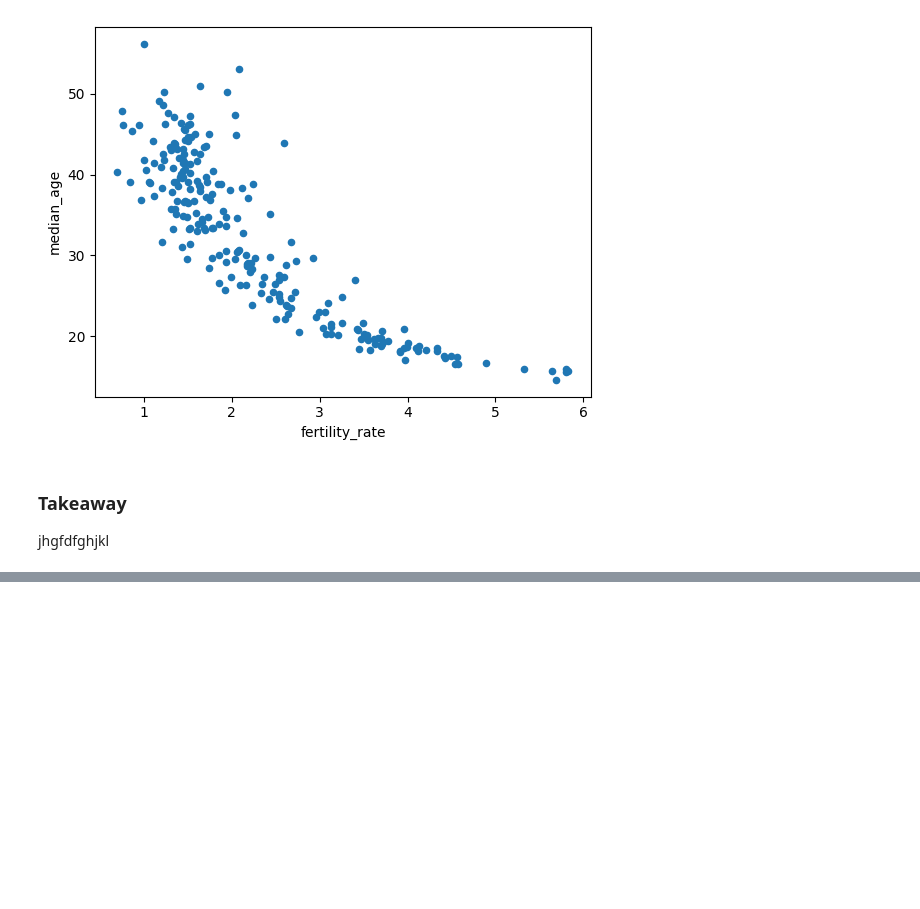
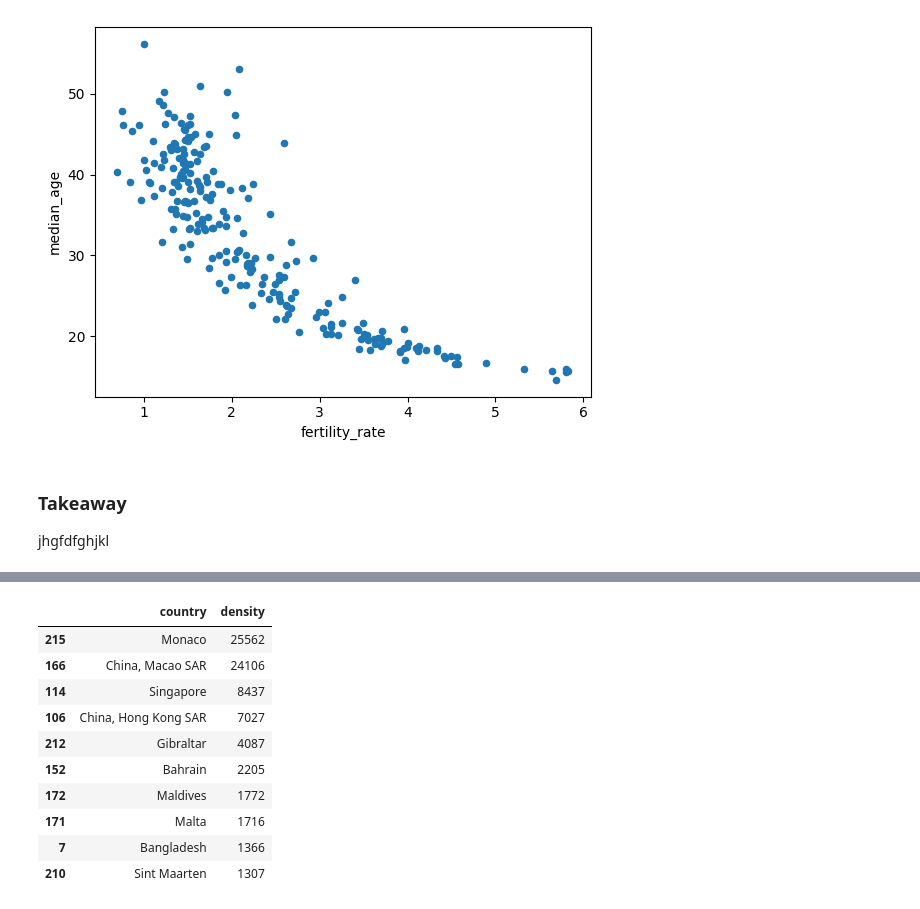
Before and after one commit to KristijanJakimov/population_project, a Jupyter notebook: analysis.ipynb, the cells around one changed output, grey strips where cells are left out. Drawn from its saved outputs; the diff is of its cells as text; code cells hidden in the pictures; blank space fills up the shorter version.

```diff
--- a/analysis.ipynb
+++ b/analysis.ipynb
@@ -164,0 +169,14 @@ jhgfdfghjkl
+# %%
+data.sort_values("density", ascending=False)[["country", "density"]].head(10)
+# %% [output]
+|  | country | density |
+| 215 | Monaco | 25562 |
+| 166 | China, Macao SAR | 24106 |
+| 114 | Singapore | 8437 |
+| 106 | China, Hong Kong SAR | 7027 |
+| 212 | Gibraltar | 4087 |
+| 152 | Bahrain | 2205 |
+| 172 | Maldives | 1772 |
+| 171 | Malta | 1716 |
+| 7 | Bangladesh | 1366 |
+| 210 | Sint Maarten | 1307 |
```
Also changed, not shown: parts of 11 cells of this notebook.
